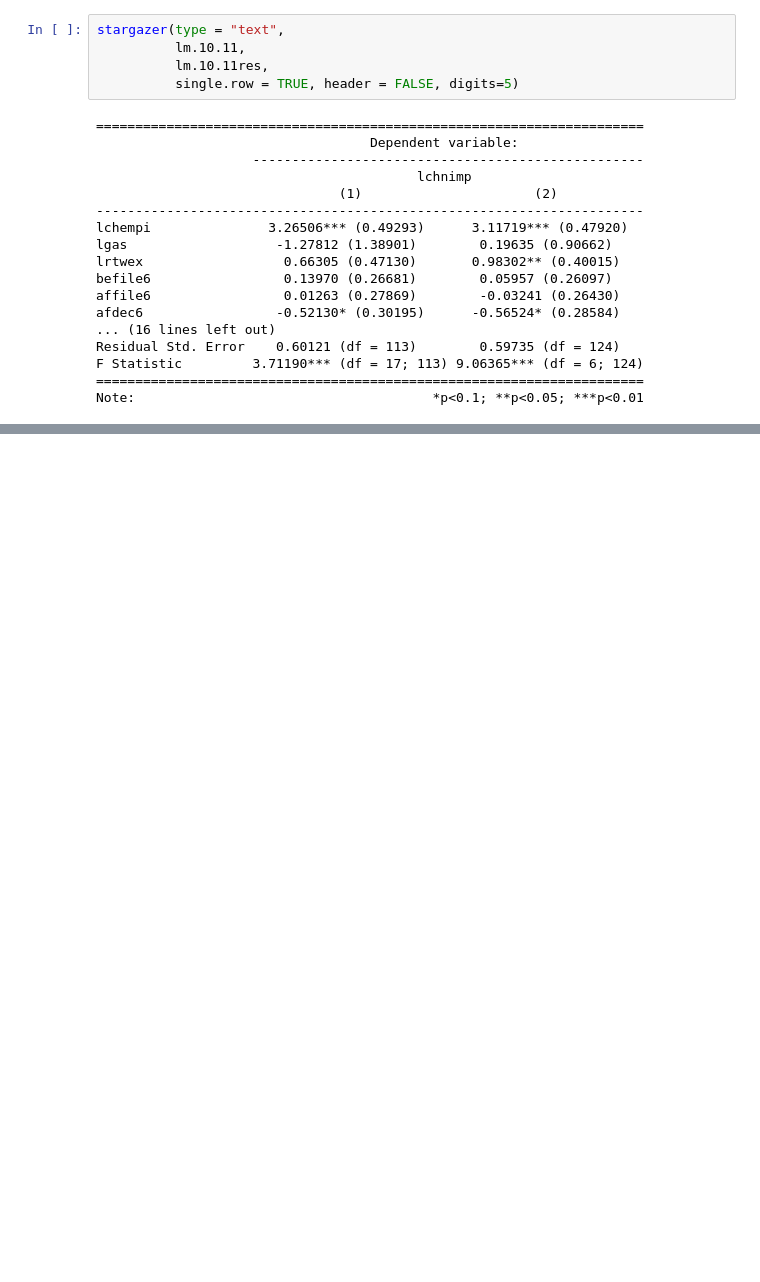
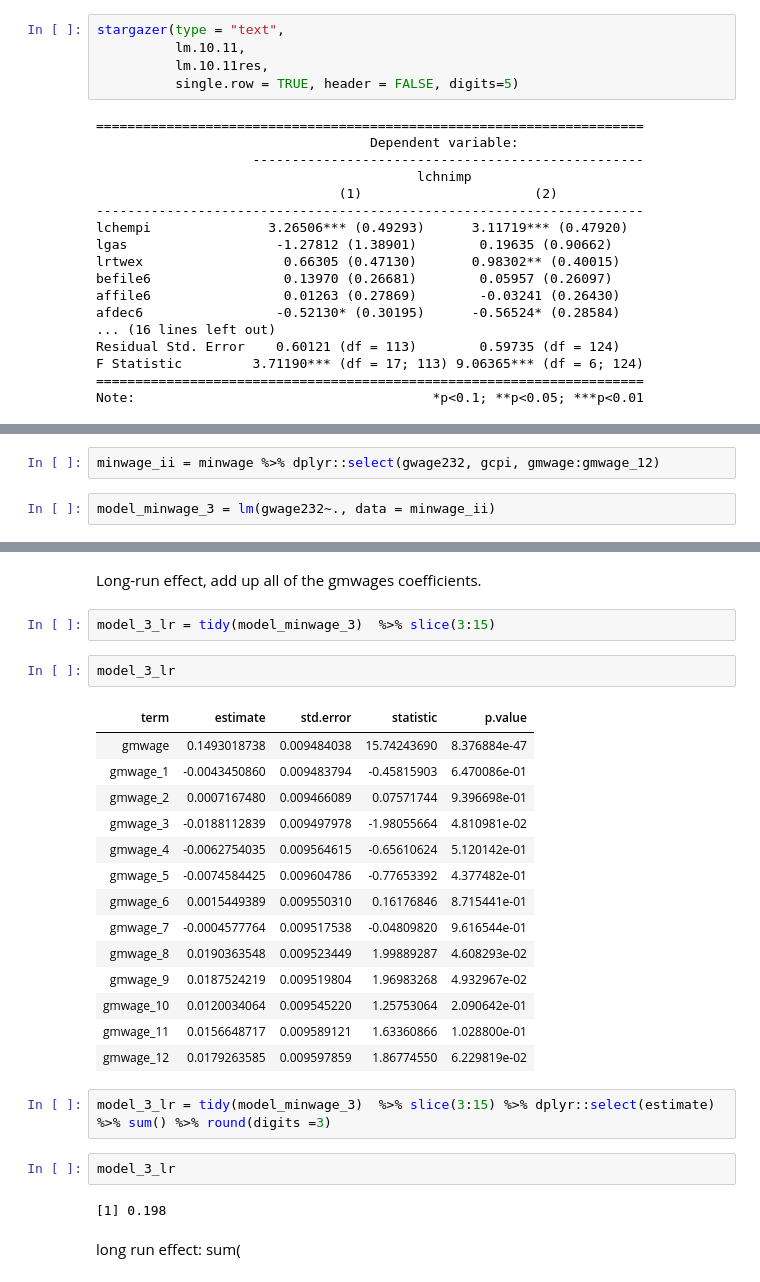
Before and after one commit to jonduan/RIntroEconometrics, a Jupyter notebook: Introductory_Econometrics_wooldridge/Chapter 10 Basic Regression Analysis with Time Series Data.ipynb, the cells around one changed output, grey strips where cells are left out. Drawn from its saved outputs; the diff is of its cells as text; blank space fills up the shorter version.

```diff
--- a/Introductory_Econometrics_wooldridge/Chapter 10 Basic Regression Analysis with Time Series Data.ipynb
+++ b/Introductory_Econometrics_wooldridge/Chapter 10 Basic Regression Analysis with Time Series Data.ipynb
@@ -526,0 +626,4 @@ Note:                                      *p<0.1; **p<0.05; ***p<0.01
+# %%
+minwage_ii = minwage %>% dplyr::select(gwage232, gcpi, gmwage:gmwage_12)
+# %%
+model_minwage_3 = lm(gwage232~., data = minwage_ii)
@@ -526,0 +686,29 @@ Note:                                      *p<0.1; **p<0.05; ***p<0.01
+# %% [markdown]
+Long-run effect, add up all of the gmwages coefficients.
+# %%
+model_3_lr = tidy(model_minwage_3)  %>% slice(3:15)
+# %%
+model_3_lr
+# %% [output]
+| term | estimate | std.error | statistic | p.value |
+| gmwage | 0.1493018738 | 0.009484038 | 15.74243690 | 8.376884e-47 |
+| gmwage_1 | -0.0043450860 | 0.009483794 | -0.45815903 | 6.470086e-01 |
+| gmwage_2 | 0.0007167480 | 0.009466089 | 0.07571744 | 9.396698e-01 |
+| gmwage_3 | -0.0188112839 | 0.009497978 | -1.98055664 | 4.810981e-02 |
+| gmwage_4 | -0.0062754035 | 0.009564615 | -0.65610624 | 5.120142e-01 |
+| gmwage_5 | -0.0074584425 | 0.009604786 | -0.77653392 | 4.377482e-01 |
+| gmwage_6 | 0.0015449389 | 0.009550310 | 0.16176846 | 8.715441e-01 |
+| gmwage_7 | -0.0004577764 | 0.009517538 | -0.04809820 | 9.616544e-01 |
+| gmwage_8 | 0.0190363548 | 0.009523449 | 1.99889287 | 4.608293e-02 |
+| gmwage_9 | 0.0187524219 | 0.009519804 | 1.96983268 | 4.932967e-02 |
+| gmwage_10 | 0.0120034064 | 0.009545220 | 1.25753064 | 2.090642e-01 |
+| gmwage_11 | 0.0156648717 | 0.009589121 | 1.63360866 | 1.028800e-01 |
+| gmwage_12 | 0.0179263585 | 0.009597859 | 1.86774550 | 6.229819e-02 |
+# %%
+model_3_lr = tidy(model_minwage_3)  %>% slice(3:15) %>% dplyr::select(estimate) %>% sum() %>% round(digits =3)
+# %%
+model_3_lr
+# %% [output]
+[1] 0.198
+# %% [markdown]
+long run effect: sum(
```
Also changed, not shown: parts of 27 cells of this notebook, 2 other files.
